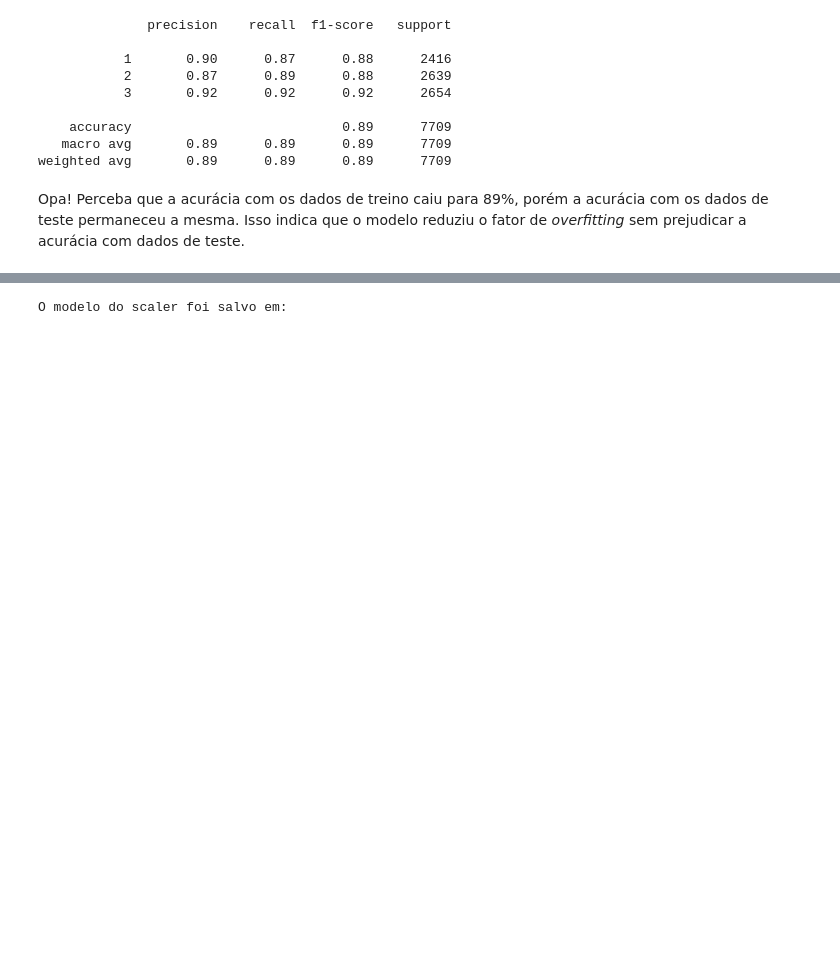
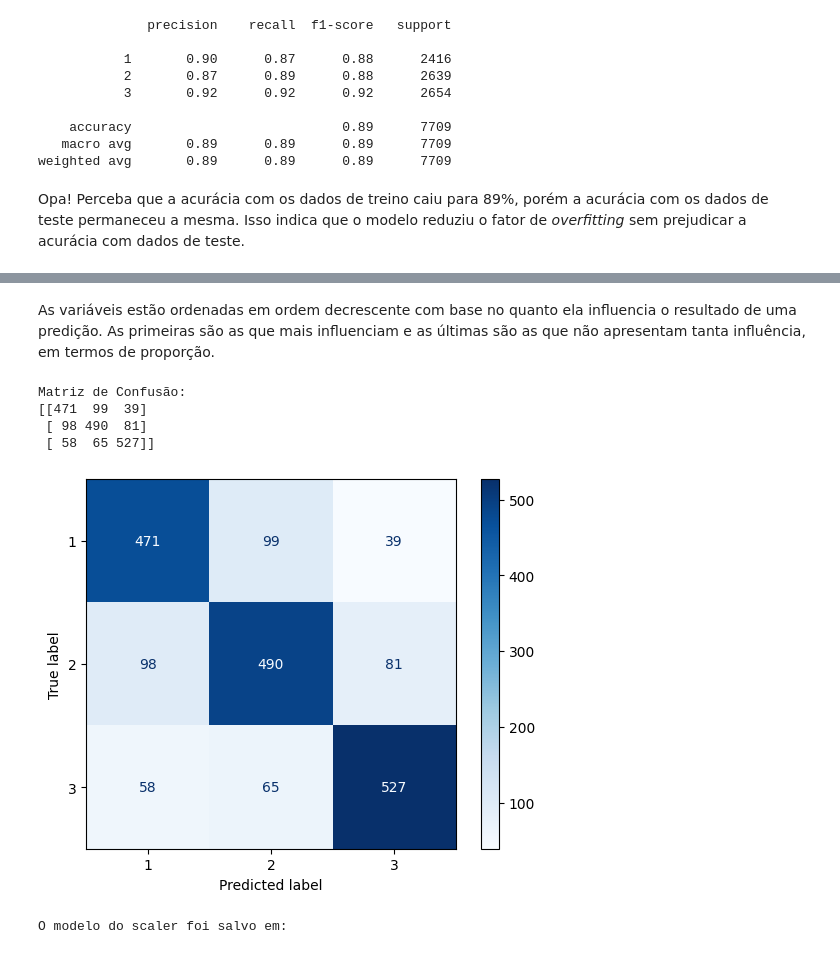
Before and after one commit to rodrigo0567/Cirrosifier-TRAINEES1, a Jupyter notebook: notebooks/classificacao_estagio.ipynb, the cells around one changed output, grey strips where cells are left out. Drawn from its saved outputs; the diff is of its cells as text; code cells hidden in the pictures; blank space fills up the shorter version.

```diff
--- a/notebooks/classificacao_estagio.ipynb
+++ b/notebooks/classificacao_estagio.ipynb
@@ -504,2 +528,21 @@ Sexo                               0.001843
+# %% [markdown]
+As variáveis estão ordenadas em ordem decrescente com base no quanto ela influencia o resultado de uma predição. As primeiras são as que mais influenciam e as últimas são as que não apresentam tanta influência, em termos de proporção.
+# %%
+# Matriz de confusão
+cm_tree = confusion_matrix(y_test, arvore_2_predict)
+
+print("Matriz de Confusão:")
+print(cm_tree)
+
+# Visualizar a matriz de confusão
+disp = ConfusionMatrixDisplay(confusion_matrix=cm_tree,display_labels=arvore_2.classes_)
+disp.plot(cmap=plt.cm.Blues)
+plt.show()
+# %% [output]
+Matriz de Confusão:
+[[471  99  39]
+ [ 98 490  81]
+ [ 58  65 527]]
+[figure, added]
 # %%
 # Salvando o classifier para uso futuro
```
Also changed, not shown: parts of 24 cells of this notebook, 2 other files.
